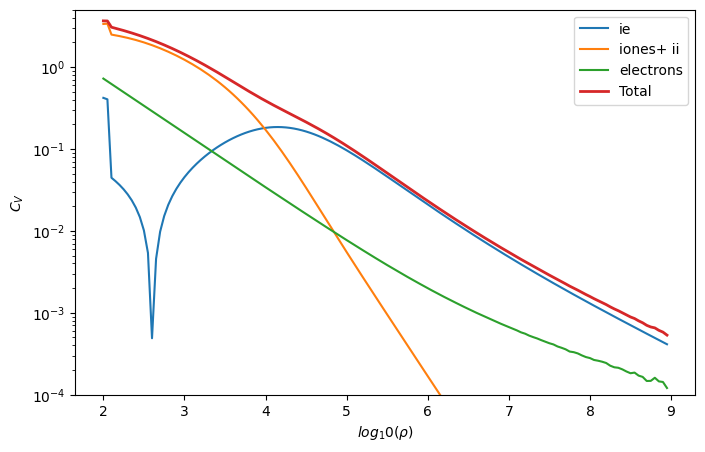
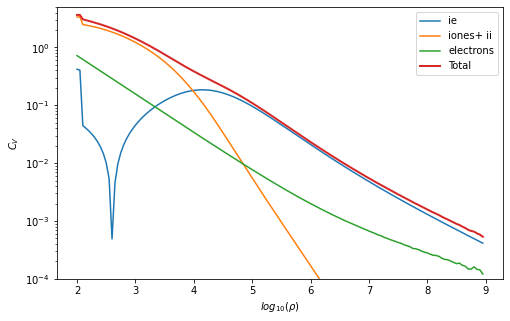
Code edit (unified diff) that turned the first committed figure into the second:
--- before
+++ after
@@ -7,5 +7,5 @@
 plt.semilogy( xrho, Cve + Cvii + Cvion + Cvie , lw=2,label="Total" )
 
-plt.xlabel("$log_10(\\rho)$")
+plt.xlabel("$log_{10}(\\rho)$")
 plt.ylabel("$C_V $")
 
@@ -13,2 +13,4 @@
 
 plt.legend()
+
+plt.show()

Commit: new temperature evol